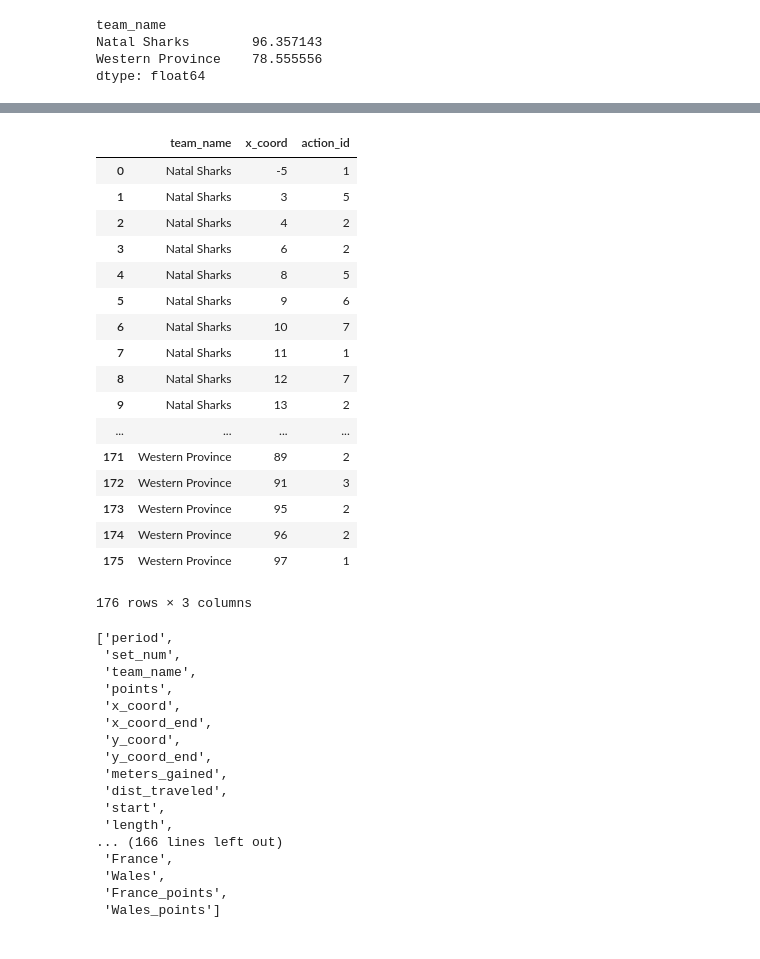
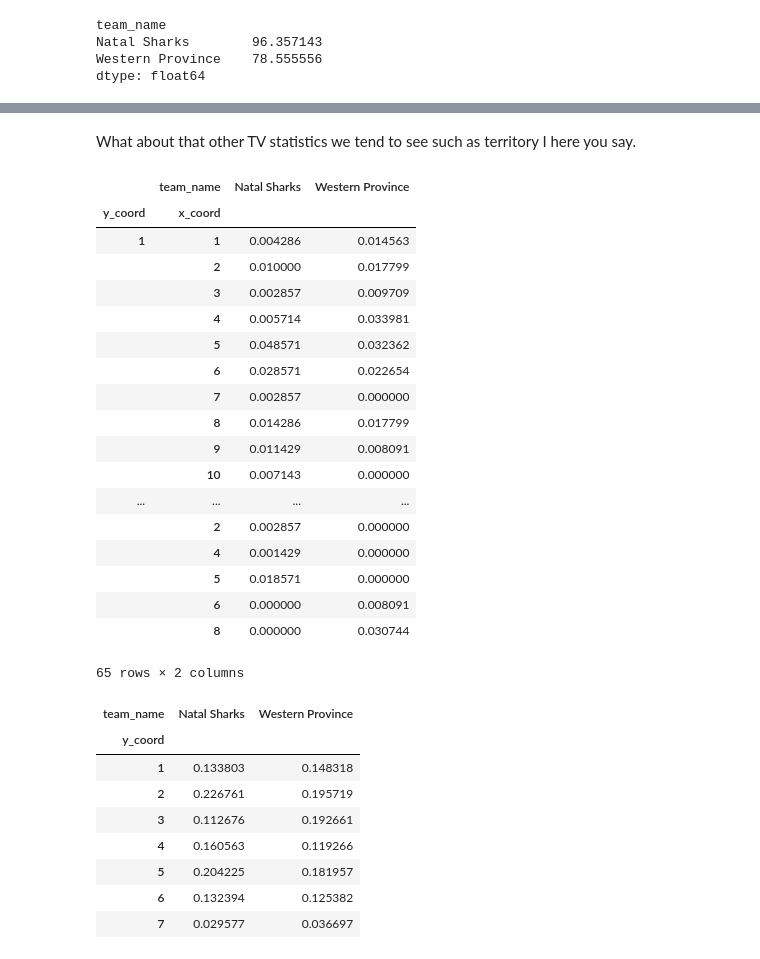
Before and after one commit to jlondal/pyrugga, a Jupyter notebook: jupyter/tuts/Getting Started.ipynb, the cells around one changed output, grey strips where cells are left out. Cells and saved outputs as stored; diff of their text form; code cells hidden in the pictures.

```diff
--- a/jupyter/tuts/Getting Started.ipynb
+++ b/jupyter/tuts/Getting Started.ipynb
@@ -136,41 +131,2 @@ pos = df.events.groupby(['team_name','x_coord']).count()['action_id']
-# %%
-pos.reset_index()['team_']
-# %% [output]
-|  | team_name | x_coord | action_id |
-| 0 | Natal Sharks | -5 | 1 |
-| 1 | Natal Sharks | 3 | 5 |
-| 2 | Natal Sharks | 4 | 2 |
-| 3 | Natal Sharks | 6 | 2 |
-| 4 | Natal Sharks | 8 | 5 |
-| 5 | Natal Sharks | 9 | 6 |
-| 6 | Natal Sharks | 10 | 7 |
-| 7 | Natal Sharks | 11 | 1 |
-| 8 | Natal Sharks | 12 | 7 |
-| 9 | Natal Sharks | 13 | 2 |
-| ... | ... | ... | ... |
-| 171 | Western Province | 89 | 2 |
-| 172 | Western Province | 91 | 3 |
-| 173 | Western Province | 95 | 2 |
-| 174 | Western Province | 96 | 2 |
-| 175 | Western Province | 97 | 1 |
-176 rows × 3 columns
-# %%
-list(df.timeline.columns)
-# %% [output]
-['period',
- 'set_num',
- 'team_name',
- 'points',
- 'x_coord',
- 'x_coord_end',
- 'y_coord',
- 'y_coord_end',
- 'meters_gained',
- 'dist_traveled',
- 'start',
- 'length',
-... (166 lines left out)
- 'France',
- 'Wales',
- 'France_points',
- 'Wales_points']
+# %% [markdown]
+What about that other TV statistics we tend to see such as territory I here you say.
@@ -176,0 +186,35 @@ list(df.timeline.columns)
+# %%
+pos = get_Territory(df,perc=True)
+pos
+# %% [output]
+|  | team_name | Natal Sharks | Western Province |
+| y_coord | x_coord |  |  |
+| 1 | 1 | 0.004286 | 0.014563 |
+|  | 2 | 0.010000 | 0.017799 |
+|  | 3 | 0.002857 | 0.009709 |
+|  | 4 | 0.005714 | 0.033981 |
+|  | 5 | 0.048571 | 0.032362 |
+|  | 6 | 0.028571 | 0.022654 |
+|  | 7 | 0.002857 | 0.000000 |
+|  | 8 | 0.014286 | 0.017799 |
+|  | 9 | 0.011429 | 0.008091 |
+|  | 10 | 0.007143 | 0.000000 |
+| ... | ... | ... | ... |
+|  | 2 | 0.002857 | 0.000000 |
+|  | 4 | 0.001429 | 0.000000 |
+|  | 5 | 0.018571 | 0.000000 |
+|  | 6 | 0.000000 | 0.008091 |
+|  | 8 | 0.000000 | 0.030744 |
+65 rows × 2 columns
+# %%
+get_TerritoryY(df,perc=True)
+# %% [output]
+| team_name | Natal Sharks | Western Province |
+| y_coord |  |  |
+| 1 | 0.133803 | 0.148318 |
+| 2 | 0.226761 | 0.195719 |
+| 3 | 0.112676 | 0.192661 |
+| 4 | 0.160563 | 0.119266 |
+| 5 | 0.204225 | 0.181957 |
+| 6 | 0.132394 | 0.125382 |
+| 7 | 0.029577 | 0.036697 |
```
Also changed, not shown: parts of 11 cells of this notebook, 4 other files.
